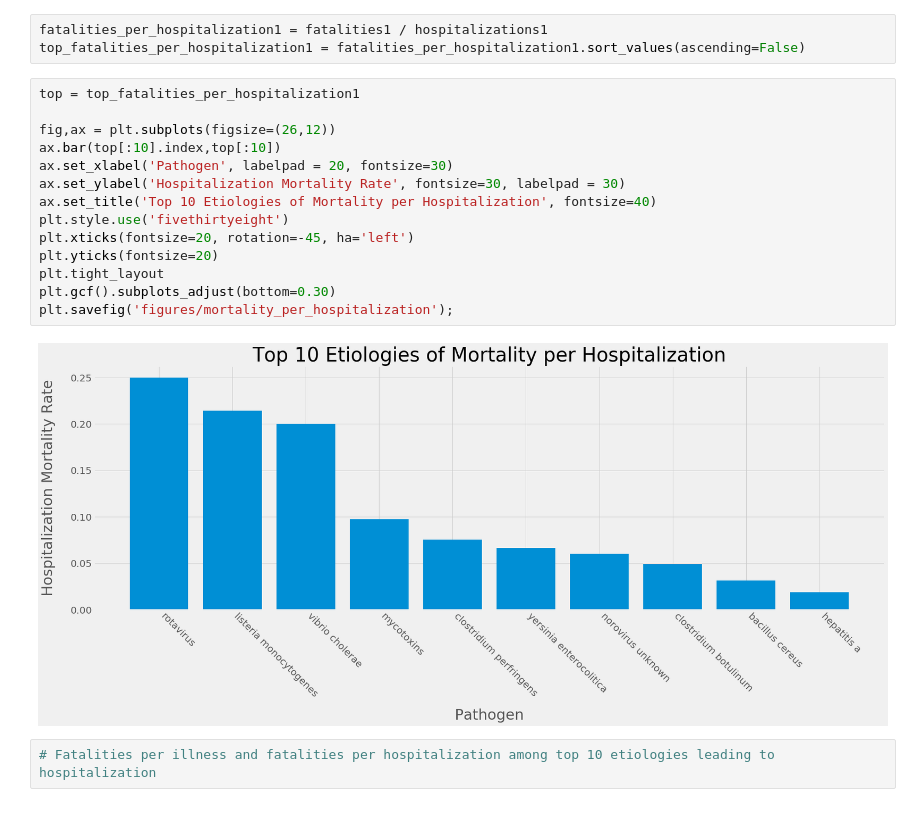
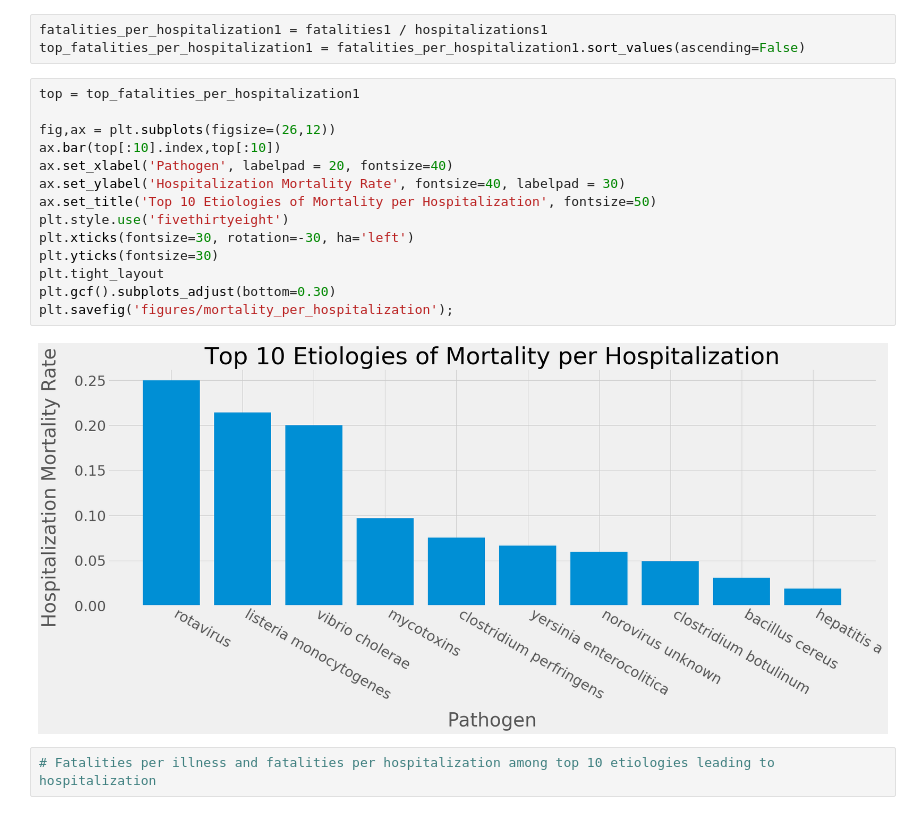
Before and after one commit to heathcliffs34/capstone_1, a Jupyter notebook: capstone1_severity.ipynb, the cells around one changed output. Drawn from its saved outputs; the diff is of its cells as text.

```diff
--- a/capstone1_severity.ipynb
+++ b/capstone1_severity.ipynb
@@ -254,19 +254,19 @@ top_fatalities_per_hospitalization1 = fatalities_per_hospitalization1.sort_value
 # %%
 top = top_fatalities_per_hospitalization1
 
 fig,ax = plt.subplots(figsize=(26,12))
 ax.bar(top[:10].index,top[:10])
-ax.set_xlabel('Pathogen', labelpad = 20, fontsize=30)
-ax.set_ylabel('Hospitalization Mortality Rate', fontsize=30, labelpad = 30)
-ax.set_title('Top 10 Etiologies of Mortality per Hospitalization', fontsize=40)
+ax.set_xlabel('Pathogen', labelpad = 20, fontsize=40)
+ax.set_ylabel('Hospitalization Mortality Rate', fontsize=40, labelpad = 30)
+ax.set_title('Top 10 Etiologies of Mortality per Hospitalization', fontsize=50)
 plt.style.use('fivethirtyeight')
-plt.xticks(fontsize=20, rotation=-45, ha='left')
-plt.yticks(fontsize=20)
+plt.xticks(fontsize=30, rotation=-30, ha='left')
+plt.yticks(fontsize=30)
 plt.tight_layout
 plt.gcf().subplots_adjust(bottom=0.30)
 plt.savefig('figures/mortality_per_hospitalization');
 # %% [output]
-[figure, old version]
+[figure, new version]
 # %%
 # Fatalities per illness and fatalities per hospitalization among top 10 etiologies leading to hospitalization
 # %%
```
Also changed, not shown: parts of 5 cells of this notebook, 7 other files.
